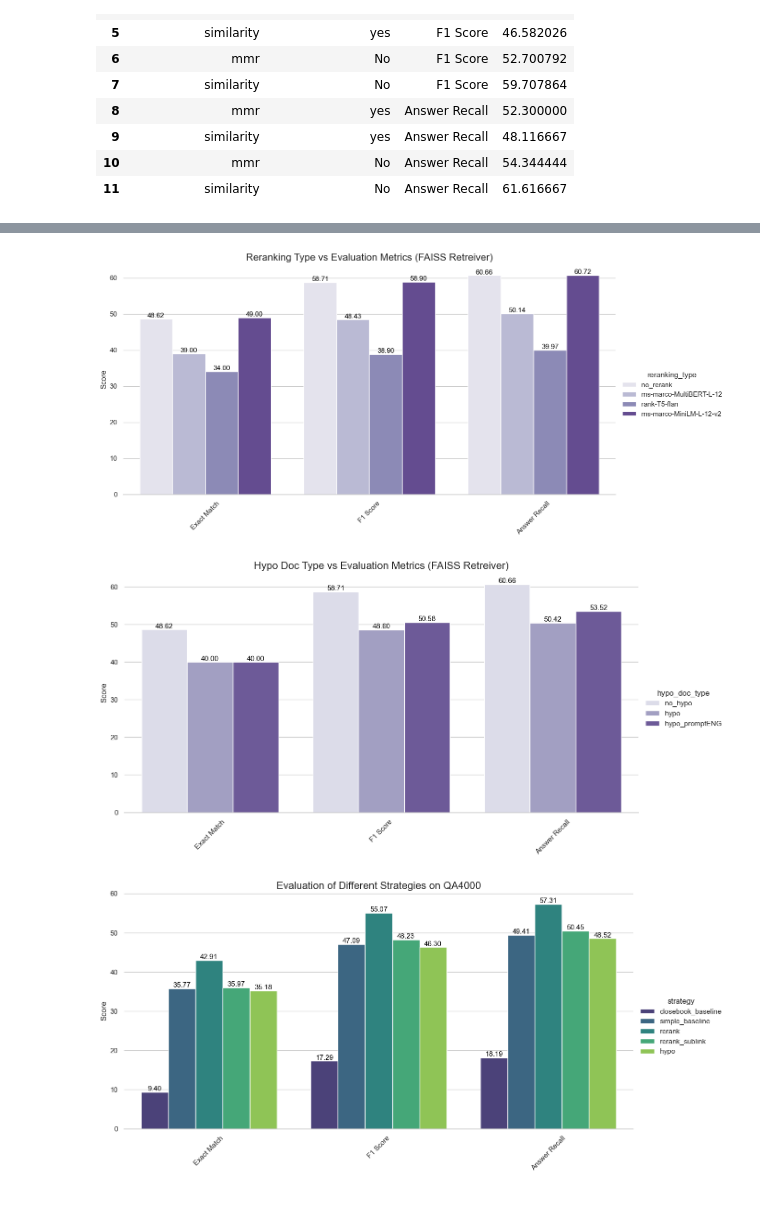
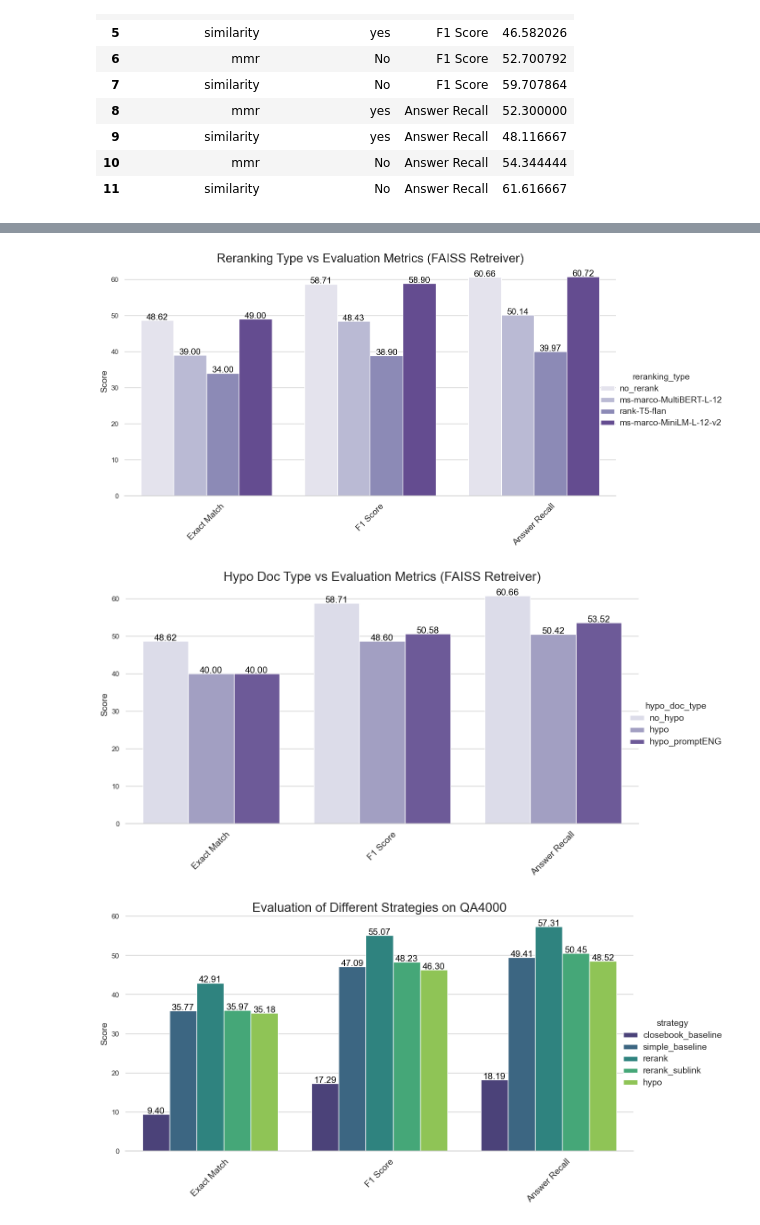
Before and after one commit to Aaalan-Zhang/nlp-from-scratch-assignment-fall2024, a Jupyter notebook: results/plot_hp_results.ipynb, the cells around one changed output, grey strips where cells are left out. Cells and saved outputs as stored; diff of their text form; code cells hidden in the pictures.

Commit message:
fix plot fontsize

```diff
--- a/results/plot_hp_results.ipynb
+++ b/results/plot_hp_results.ipynb
@@ -200,22 +200,29 @@ add_sublink_faiss_metric_df.head(20)
 | 11 | similarity | No | Answer Recall | 61.616667 |
 # %%
 # plot ta grouped bar chart, use the id_vars as the x-axis, and the metric as the hue
-def plot_grouped_bar_chart(df, id_vars, title):
+def plot_grouped_bar_chart(df, id_vars, title, palette='Blues'):
     sns.set_theme(style="whitegrid")
-    g = sns.catplot(x="metric", y='score', hue=id_vars[0], data=df, kind='bar', height=6, aspect=2, palette='viridis')
+    # set legend font size = 16
+    g = sns.catplot(x="metric", y='score', hue=id_vars[0], data=df, kind='bar', height=6, aspect=2, palette=palette)
     g.set_axis_labels("", "Score")
     g.set_titles(title)
     g.despine(left=True)
-    g.set_xticklabels(rotation=45)
+    g.set_xticklabels(rotation=45, fontsize=14)
     # add the score value on top of each bar
     for ax in g.axes.flat:
         for p in ax.patches:
             ax.annotate(f"{p.get_height():.2f}", (p.get_x() + p.get_width() / 2., p.get_height()),
-                        ha='center', va='center', fontsize=11, color='black', xytext=(0, 5),
+                        ha='center', va='center', fontsize=14, color='black', xytext=(0, 5),
                         textcoords='offset points')
 
+
     # add title and show the plot
-    plt.title(title, fontsize=16)
+    plt.title(title, fontsize=20)
+    plt.xlabel('', fontsize=14)
+    plt.ylabel('Score', fontsize=14)
+    plt.setp(g._legend.get_texts(), fontsize=14)
+    plt.setp(g._legend.get_title(), fontsize=14)
+    # set the distance
     plt.show()
 
     # save the plot
@@ -242,13 +249,13 @@ plot_grouped_bar_chart(add_sublink_faiss_metric_df, ['faiss_metric_add_data'], '
 # %%
 # for reranking
-plot_grouped_bar_chart(reranking_df, ['reranking_type'], 'Reranking Type vs Evaluation Metrics (FAISS Retreiver)')
+plot_grouped_bar_chart(reranking_df, ['reranking_type'], 'Reranking Type vs Evaluation Metrics (FAISS Retreiver)', 'Purples')
 # %% [output]
-[figure, old version]
+[figure, new version]
 # %%
 # for hypo doc
-plot_grouped_bar_chart(hypo_doc_df, ['hypo_doc_type'], 'Hypo Doc Type vs Evaluation Metrics (FAISS Retreiver)')
+plot_grouped_bar_chart(hypo_doc_df, ['hypo_doc_type'], 'Hypo Doc Type vs Evaluation Metrics (FAISS Retreiver)', 'Purples')
 # %% [output]
-[figure, old version]
+[figure, new version]
 # %%
 # load results from \qa3000 folder
 qa3000_results = [
@@ -266,6 +273,6 @@ qa3000_df["strategy"] = ["closebook_baseline", "simple_baseline", "rerank", "rer
 qa3000_df = melt_df(qa3000_df, ['strategy'])
 # %%
 # plot the qa3000 results
-plot_grouped_bar_chart(qa3000_df, ['strategy'], 'Evaluation of Different Strategies on QA4000')
+plot_grouped_bar_chart(qa3000_df, ['strategy'], 'Evaluation of Different Strategies on QA4000', 'viridis')
 # %% [output]
-[figure, old version]
+[figure, new version]
```
Also changed, not shown: parts of 4 cells of this notebook, 7 other files.
